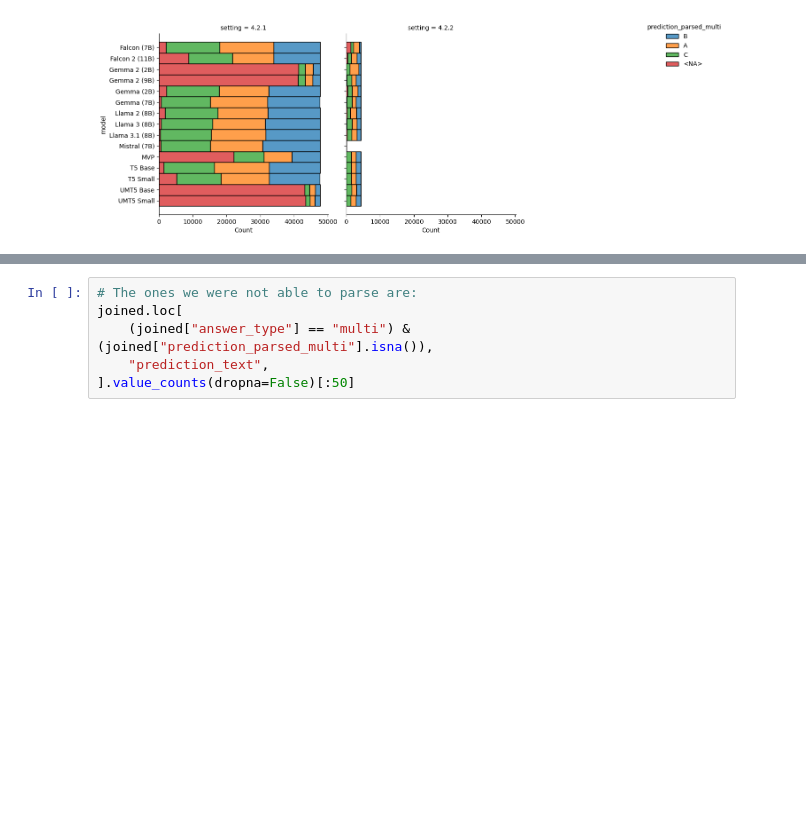
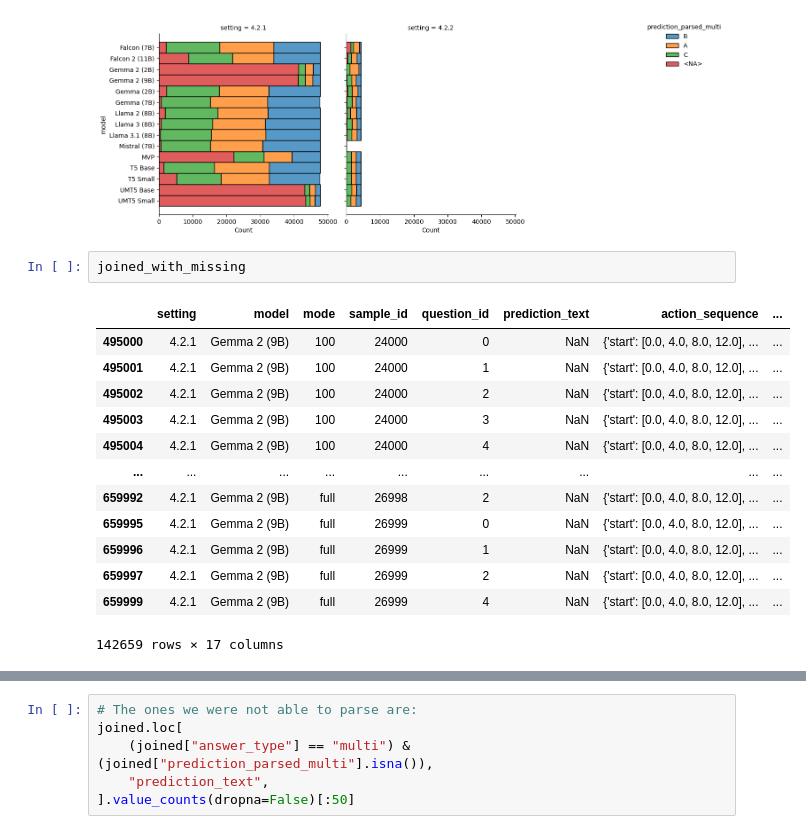
Before and after one commit to felixdivo/quants-eval, a Jupyter notebook: eval-all/Consolidate.ipynb, the cells around one changed output, grey strips where cells are left out. Drawn from its saved outputs; the diff is of its cells as text; blank space fills up the shorter version.

```diff
--- a/eval-all/Consolidate.ipynb
+++ b/eval-all/Consolidate.ipynb
@@ -537,3 +537,19 @@ sns.despine()
 pass
 # %% [output]
 [figure]
+# %%
+joined_with_missing
+# %% [output]
+|  | setting | model | mode | sample_id | question_id | prediction_text | action_sequence | ... |
+| 495000 | 4.2.1 | Gemma 2 (9B) | 100 | 24000 | 0 | NaN | {'start': [0.0, 4.0, 8.0, 12.0], ... | ... |
+| 495001 | 4.2.1 | Gemma 2 (9B) | 100 | 24000 | 1 | NaN | {'start': [0.0, 4.0, 8.0, 12.0], ... | ... |
+| 495002 | 4.2.1 | Gemma 2 (9B) | 100 | 24000 | 2 | NaN | {'start': [0.0, 4.0, 8.0, 12.0], ... | ... |
+| 495003 | 4.2.1 | Gemma 2 (9B) | 100 | 24000 | 3 | NaN | {'start': [0.0, 4.0, 8.0, 12.0], ... | ... |
+| 495004 | 4.2.1 | Gemma 2 (9B) | 100 | 24000 | 4 | NaN | {'start': [0.0, 4.0, 8.0, 12.0], ... | ... |
+| ... | ... | ... | ... | ... | ... | ... | ... | ... |
+| 659992 | 4.2.1 | Gemma 2 (9B) | full | 26998 | 2 | NaN | {'start': [0.0, 4.0, 8.0, 12.0], ... | ... |
+| 659995 | 4.2.1 | Gemma 2 (9B) | full | 26999 | 0 | NaN | {'start': [0.0, 4.0, 8.0, 12.0], ... | ... |
+| 659996 | 4.2.1 | Gemma 2 (9B) | full | 26999 | 1 | NaN | {'start': [0.0, 4.0, 8.0, 12.0], ... | ... |
+| 659997 | 4.2.1 | Gemma 2 (9B) | full | 26999 | 2 | NaN | {'start': [0.0, 4.0, 8.0, 12.0], ... | ... |
+| 659999 | 4.2.1 | Gemma 2 (9B) | full | 26999 | 4 | NaN | {'start': [0.0, 4.0, 8.0, 12.0], ... | ... |
+142659 rows × 17 columns
```
Also changed, not shown: parts of 3 cells of this notebook, 1 other file.
